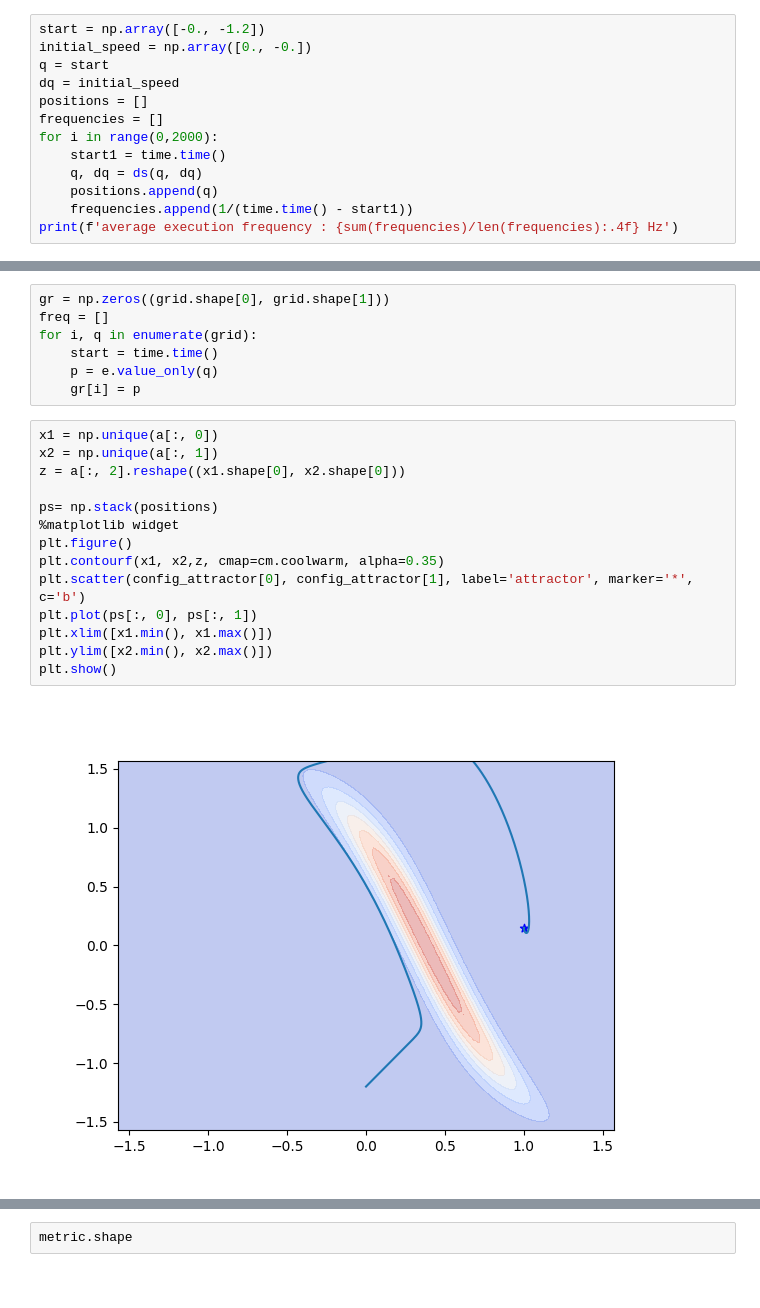
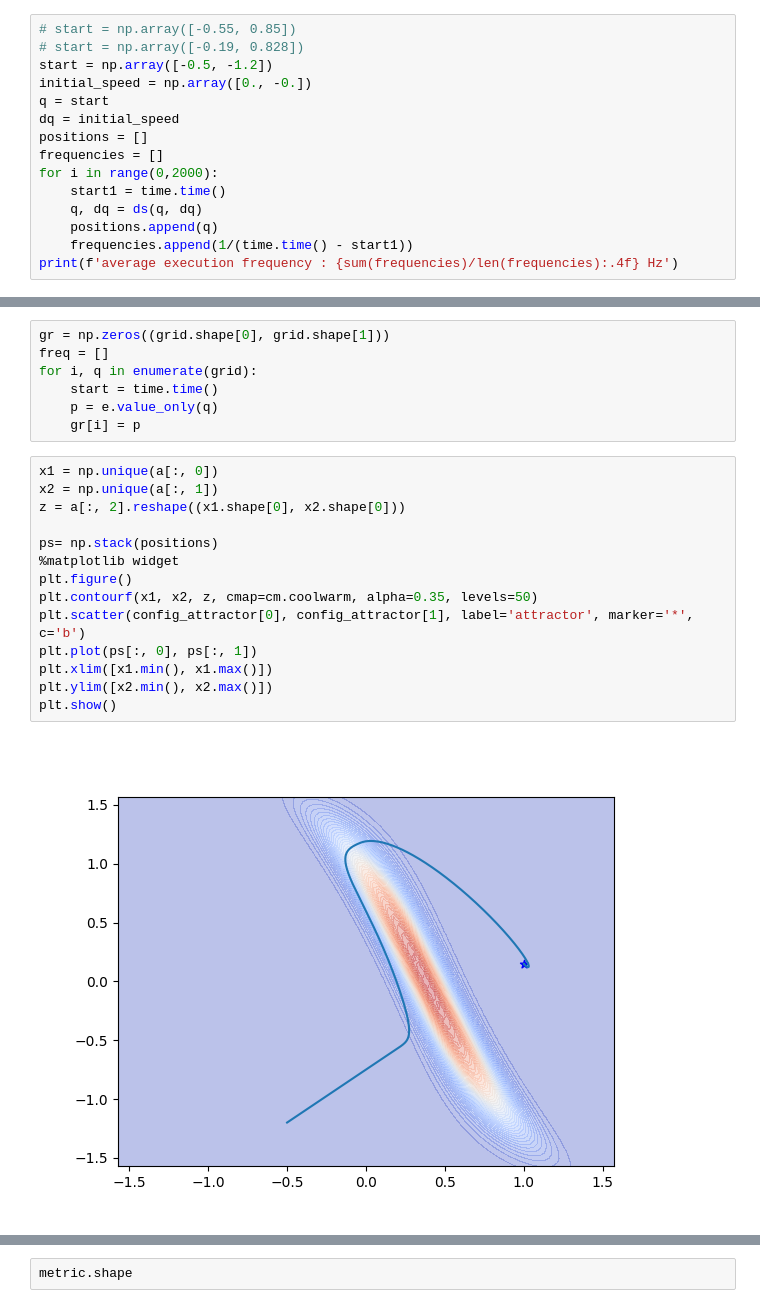
Before and after one commit to Bbosc/GDSOA, a Jupyter notebook: main.ipynb, the cells around one changed output, grey strips where cells are left out. Saved outputs shown, nothing was run; the diff lists cells and outputs as text.

```diff
--- a/main.ipynb
+++ b/main.ipynb
@@ -27,7 +27,9 @@ e = Embedding(dimension=2, x=x.repeat(1, 0), fk=fk)
 
 ds = DynamicalSystem(stiffness=K, dissipation=D, attractor=config_attractor, embedding=e, dt=0.01)
 # %%
-start = np.array([-0., -1.2])
+# start = np.array([-0.55, 0.85])
+# start = np.array([-0.19, 0.828])
+start = np.array([-0.5, -1.2])
 initial_speed = np.array([0., -0.])
 q = start
 dq = initial_speed
@@ -72,16 +74,16 @@ for i, q in enumerate(grid):
 # %%
 x1 = np.unique(a[:, 0])
 x2 = np.unique(a[:, 1])
 z = a[:, 2].reshape((x1.shape[0], x2.shape[0]))
 
 ps= np.stack(positions)
 %matplotlib widget
 plt.figure()
-plt.contourf(x1, x2,z, cmap=cm.coolwarm, alpha=0.35)
+plt.contourf(x1, x2, z, cmap=cm.coolwarm, alpha=0.35, levels=50)
 plt.scatter(config_attractor[0], config_attractor[1], label='attractor', marker='*', c='b')
 plt.plot(ps[:, 0], ps[:, 1])
 plt.xlim([x1.min(), x1.max()])
 plt.ylim([x2.min(), x2.max()])
 plt.show()
 # %% [output]
-[figure, old version]
+[figure, new version]
```
Also changed, not shown: parts of 12 cells of this notebook, 2 other files.
